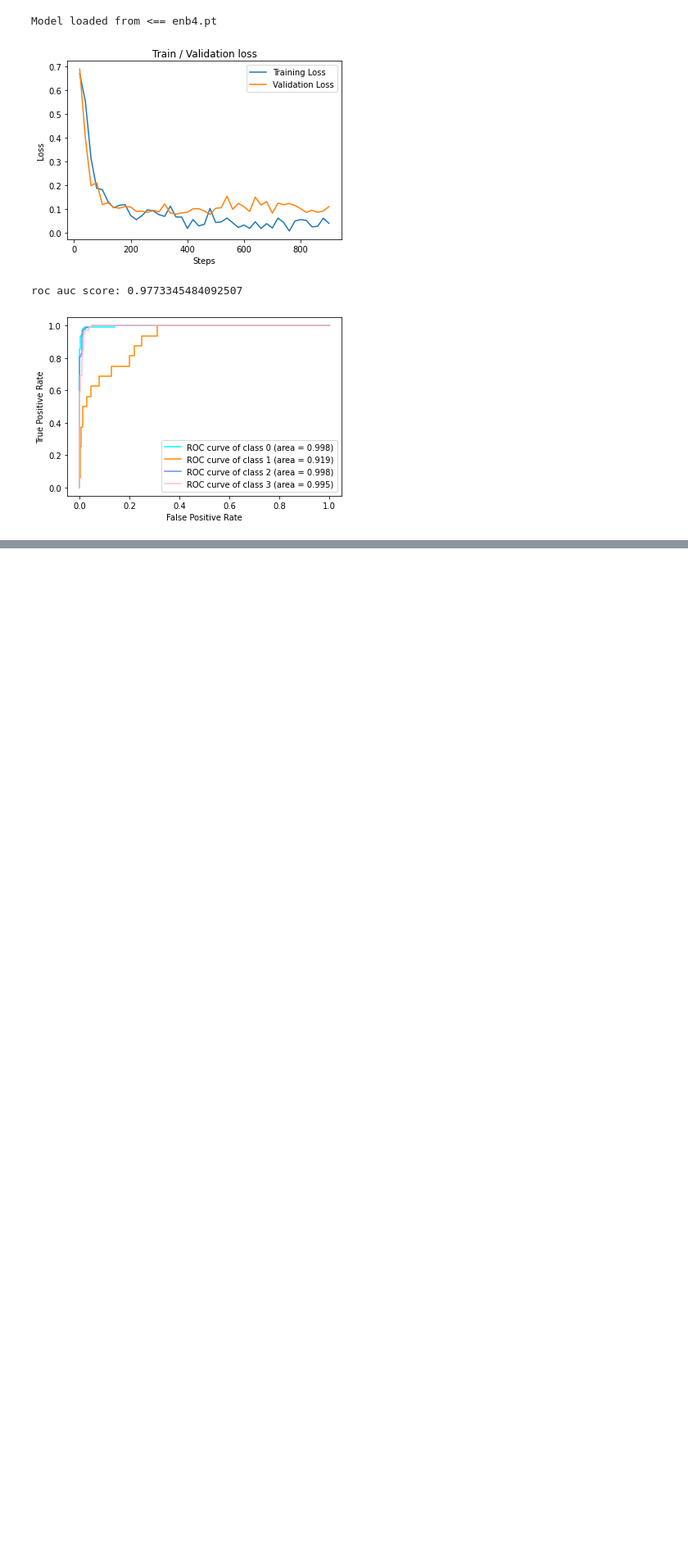
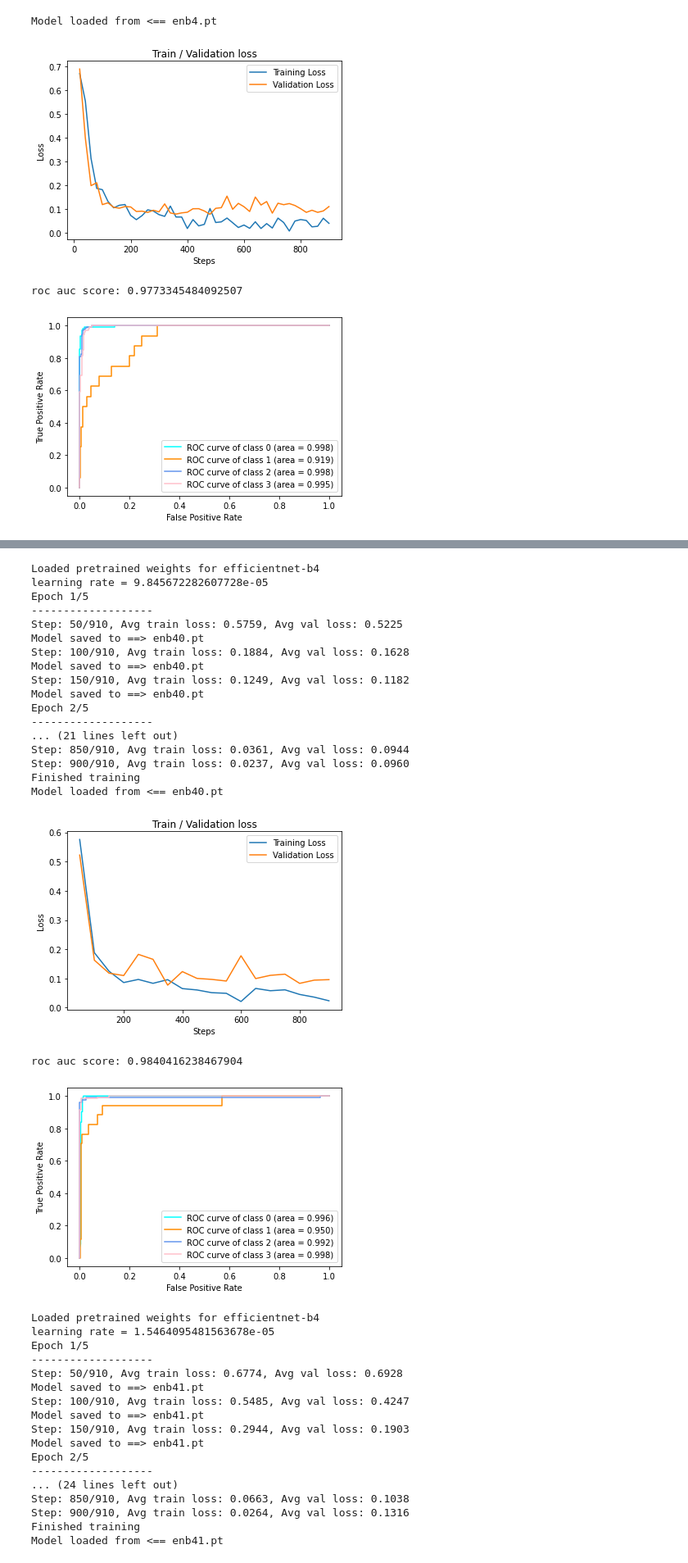
Before and after one commit to ysleead/comp4211_project, a Jupyter notebook: EfficientNet.ipynb, the cells around one changed output, grey strips where cells are left out. Shown at 82% size. Cells and saved outputs as stored; diff of their text form; code cells hidden in the pictures; blank space fills up the shorter version.

```diff
--- a/EfficientNet.ipynb
+++ b/EfficientNet.ipynb
@@ -180,8 +180,8 @@ def train_model(model, criterion, optimizer, num_epochs, eval_every, device, sav
 # %%
 def eval(model, test_loader, train_losses, val_losses):
   torch.manual_seed(1)
-  plt.plot(np.arange(20,910,20),train_losses, label="Training Loss")
-  plt.plot(np.arange(20,910,20),val_losses, label="Validation Loss")
+  plt.plot(np.arange(50,910,50),train_losses, label="Training Loss")
+  plt.plot(np.arange(50,910,50),val_losses, label="Validation Loss")
   plt.legend()
   plt.xlabel("Steps")
   plt.ylabel("Loss")
@@ -282,0 +297,55 @@ save_list(enb4_valid_losses, "enb4_valid_losses.csv")
+# %%
+train_losses = dict()
+valid_losses = dict()
+for i in range(5):
+  device = torch.device("cuda:0" if torch.cuda.is_available() else "cpu")
+  model = EfficientNet.from_pretrained('efficientnet-b4', num_classes=4)
+  model = model.to(device)
+  criterion = nn.BCEWithLogitsLoss()
+  lr = random.random() * 10 ** -4
+  print(f"learning rate = {lr}")
+  optimizer = torch.optim.Adam(model.parameters(), lr=lr)
+  train_losses[i], valid_losses[i] = train_model(model, criterion, optimizer, 5, 50, device, f'enb4{i}.pt')
+  torch.manual_seed(1)
+  test_loader = DataLoader(valid, batch_size=batch_size,
+                            shuffle=False, num_workers=0)
+  best_model = load_checkpoint(f'enb4{i}.pt',model)
+  eval(best_model, test_loader, train_losses[i], valid_losses[i])
+# %% [output]
+Loaded pretrained weights for efficientnet-b4
+learning rate = 9.845672282607728e-05
+Epoch 1/5
+-------------------
+Step: 50/910, Avg train loss: 0.5759, Avg val loss: 0.5225
+Model saved to ==> enb40.pt
+Step: 100/910, Avg train loss: 0.1884, Avg val loss: 0.1628
+Model saved to ==> enb40.pt
+Step: 150/910, Avg train loss: 0.1249, Avg val loss: 0.1182
+Model saved to ==> enb40.pt
+Epoch 2/5
+-------------------
+... (21 lines left out)
+Step: 850/910, Avg train loss: 0.0361, Avg val loss: 0.0944
+Step: 900/910, Avg train loss: 0.0237, Avg val loss: 0.0960
+Finished training
+Model loaded from <== enb40.pt
+[figure, added]
+roc auc score: 0.9840416238467904
+[figure, added]
+Loaded pretrained weights for efficientnet-b4
+learning rate = 1.5464095481563678e-05
+Epoch 1/5
+-------------------
+Step: 50/910, Avg train loss: 0.6774, Avg val loss: 0.6928
+Model saved to ==> enb41.pt
+Step: 100/910, Avg train loss: 0.5485, Avg val loss: 0.4247
+Model saved to ==> enb41.pt
+Step: 150/910, Avg train loss: 0.2944, Avg val loss: 0.1903
+Model saved to ==> enb41.pt
+Epoch 2/5
+-------------------
+... (24 lines left out)
+Step: 850/910, Avg train loss: 0.0663, Avg val loss: 0.1038
+Step: 900/910, Avg train loss: 0.0264, Avg val loss: 0.1316
+Finished training
+Model loaded from <== enb41.pt
```
Also changed, not shown: parts of 5 cells of this notebook.
